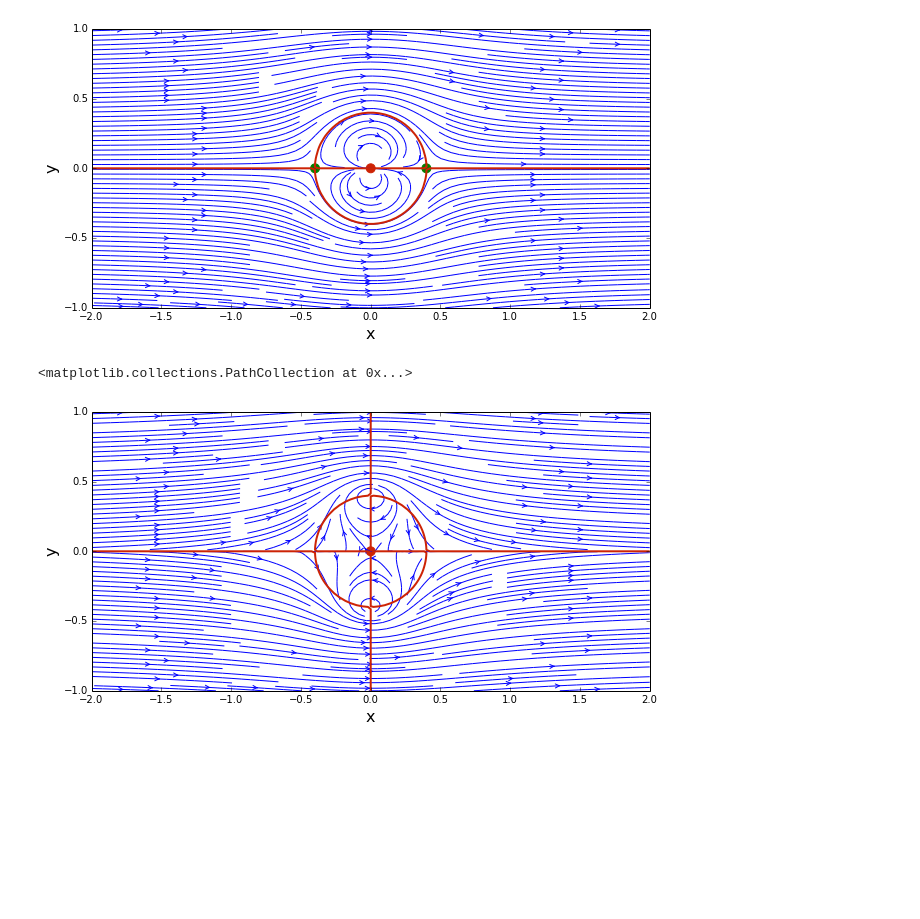
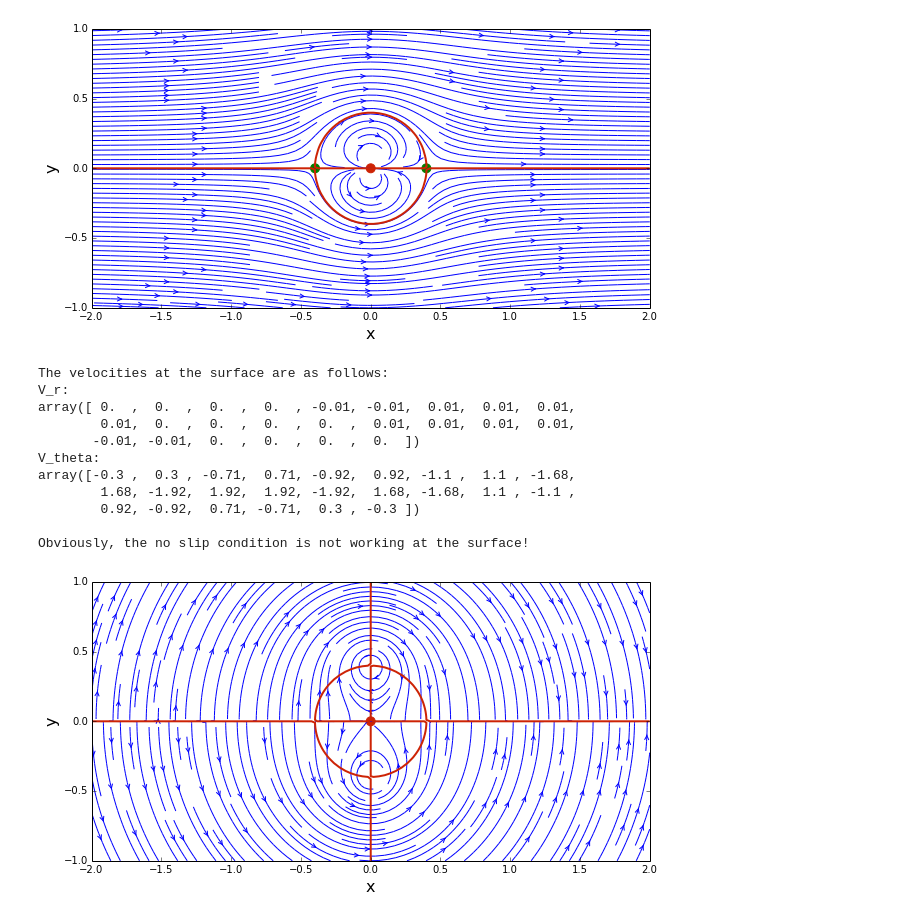
Before and after one commit to cparvini/AeroHydroWork, a Jupyter notebook: Lesson3.ipynb, the cells around one changed output. Drawn from its saved outputs; the diff is of its cells as text; code cells hidden in the pictures; blank space fills up the shorter version.

```diff
--- a/Lesson3.ipynb
+++ b/Lesson3.ipynb
@@ -55,10 +55,10 @@ def doublet_cylindrical_info(strength, R, Theta):
     R, Theta -- mesh grid of r-theta values.
     """
 
-    vr = - strength/(2*math.pi*(R**2))*numpy.cos(Theta)
-    vtheta = - strength/(2*math.pi*(R**2))*numpy.sin(Theta)
+    vr = - (strength*numpy.cos(Theta)/(2*math.pi*(R**2)))
+    vtheta = - (strength*numpy.sin(Theta)/(2*math.pi*(R**2)))
 
-    psi = - strength/(2*math.pi)*numpy.sin(Theta)/R
+    psi = - strength*numpy.sin(Theta)/(2*math.pi*R)
 
     return vr, vtheta, psi
 # %%
@@ -132,52 +132,65 @@ pyplot.scatter(x_doublet, y_doublet, color='#CD2305', s=80, marker='o')
 x_stagn1, y_stagn1 = +math.sqrt(kappa/(2*math.pi*u_inf)), 0
 x_stagn2, y_stagn2 = -math.sqrt(kappa/(2*math.pi*u_inf)), 0
 
+# find the radius of the cylinder
+r = numpy.sqrt((x_stagn1 - x_doublet)**2 + (y_stagn1 - y_doublet)**2)
+print('The radius of the cylinder created is ' + repr(r))
+
 # adds the stagnation points to the figure
 pyplot.scatter([x_stagn1, x_stagn2], [y_stagn1, y_stagn2], color='g', s=80, marker='o');
-
-# find the radius of the cylinder
-r = x_stagn1 - x_doublet
-print('The radius of the cylinder created is ' + repr(r))
 # %% [output]
 The radius of the cylinder created is 0.3989422804014327
 [figure]
 # %%
 # Convert the locations to r-theta
 R = numpy.sqrt(X**2 + Y**2)
 Theta = numpy.arctan(X/Y)
 
 vr_freestream, vtheta_freestream, psi_freestream = \
         freestream_cylindrical_info(u_inf, R, Theta)
 vr_doublet, vtheta_doublet, psi_doublet = \
         doublet_cylindrical_info(kappa, R, Theta)
 
 # superposition:
-u = u_freestream + vr_doublet
-v = v_freestream + vtheta_doublet
+vr = numpy.round(vr_freestream + vr_doublet,2)
+vtheta = numpy.round(vtheta_freestream + vtheta_doublet,2)
 psi = psi_freestream + psi_doublet
 
 # plots the combination
 size = 10
 pyplot.figure(figsize=(size, (y_end-y_start)/(x_end-x_start)*size))
 pyplot.xlabel('x', fontsize=16)
 pyplot.ylabel('y', fontsize=16)
 pyplot.xlim(x_start, x_end)
 pyplot.ylim(y_start, y_end)
-pyplot.streamplot(X, Y, u, v, density=2, linewidth=1, arrowsize=1, arrowstyle='->')
+pyplot.streamplot(X, Y, vr, vtheta, density=2, linewidth=1, arrowsize=1, arrowstyle='->')
 pyplot.contour(X, Y, psi, levels=[0.], colors='#CD2305', linewidths=2, linestyles='solid')
 pyplot.scatter(x_doublet, y_doublet, color='#CD2305', s=80, marker='o')
 
 # speed of the flow at the surface
-#ids = numpy.where(numpy.round(R,1) == numpy.round(r,1))
-#ids = [map(int, x) for x in ids]
-#idx = ids[0][:]
-#idy = ids[1][:]
-#pyplot.scatter(X[idx], Y[idy], color='#CD2305', s=80, marker='o')
-#vr_surface = vr[idx]
-#vtheta_surface = vtheta[idx]
+ids = numpy.ravel_multi_index(numpy.where(numpy.round(R,2) == numpy.round(r,2)), X.shape)
+
+# check if we grabbed the right coordinates
+#pyplot.scatter(X.flat[ids], Y.flat[ids], color='#CD2305', s=80, marker='o')
+
+vr_surface = vr.flat[ids]
+vtheta_surface = vtheta.flat[ids]
+print('The velocities at the surface are as follows:')
+print('V_r: \n' + repr(vr_surface) + '\nV_theta:\n' + repr(vtheta_surface))
+print('\nObviously, the no slip condition is not working at the surface!')
 # %% [output]
-<matplotlib.collections.PathCollection at 0x...>
+The velocities at the surface are as follows:
+V_r:
+array([ 0.  ,  0.  ,  0.  ,  0.  , -0.01, -0.01,  0.01,  0.01,  0.01,
+        0.01,  0.  ,  0.  ,  0.  ,  0.  ,  0.01,  0.01,  0.01,  0.01,
+       -0.01, -0.01,  0.  ,  0.  ,  0.  ,  0.  ])
+V_theta:
+array([-0.3 ,  0.3 , -0.71,  0.71, -0.92,  0.92, -1.1 ,  1.1 , -1.68,
+        1.68, -1.92,  1.92,  1.92, -1.92,  1.68, -1.68,  1.1 , -1.1 ,
+        0.92, -0.92,  0.71, -0.71,  0.3 , -0.3 ])
+
+Obviously, the no slip condition is not working at the surface!
-[figure, old version]
+[figure, new version]
 # %%
 # computes the pressure coefficient field
 cp = 1.0 - (u**2+v**2)/u_inf**2
```
Also changed, not shown: parts of 2 cells of this notebook.
